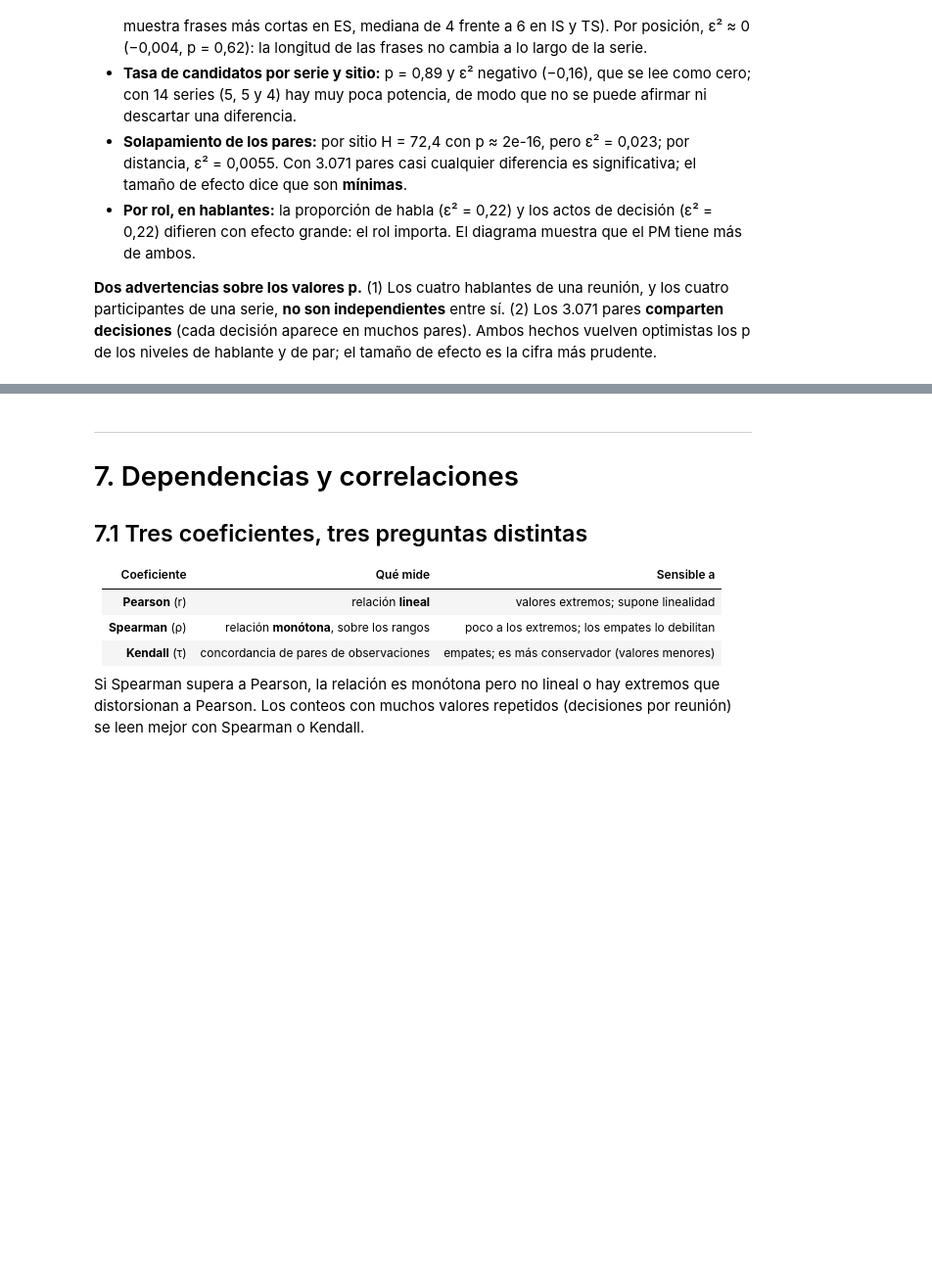
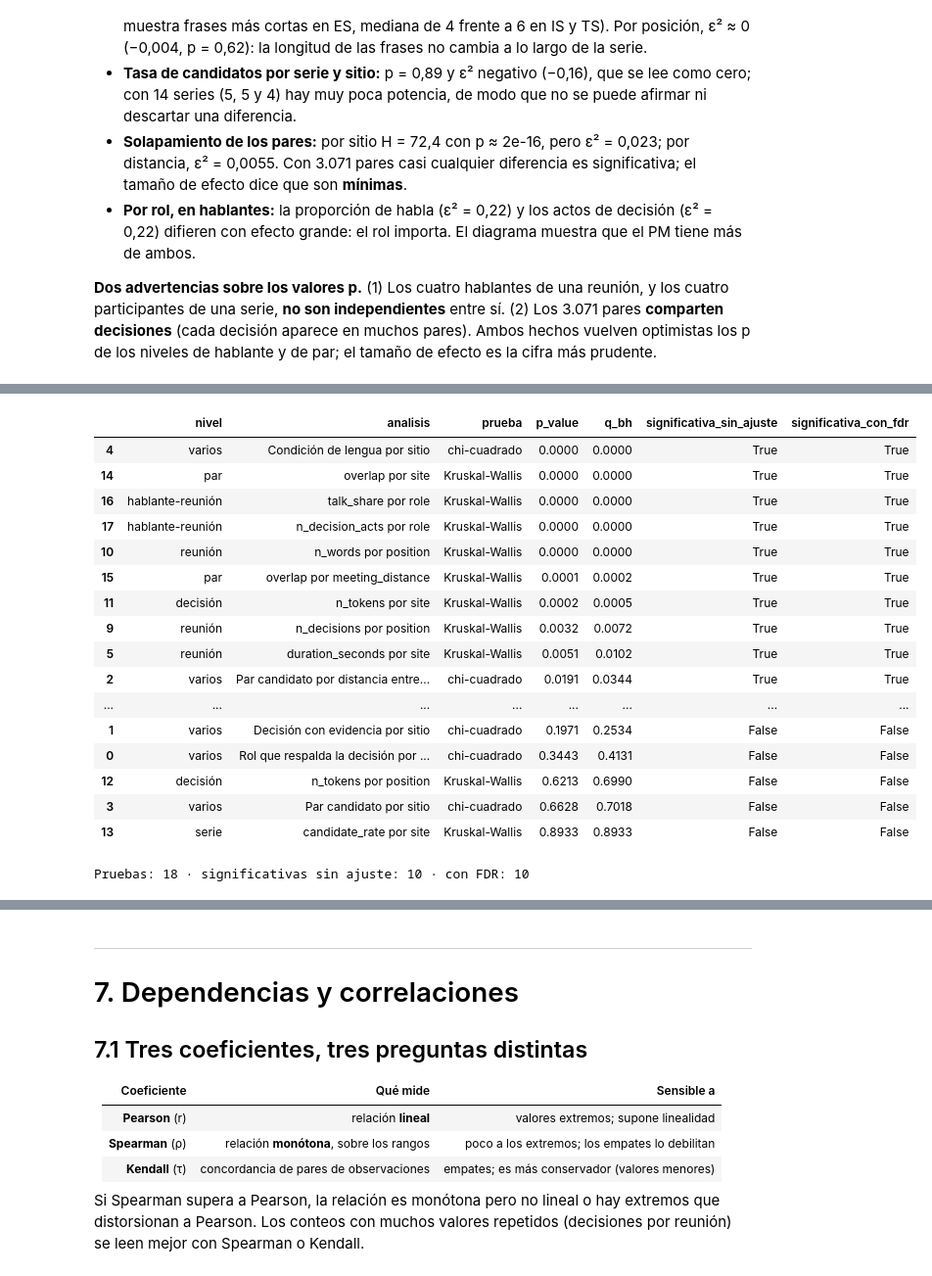
Before and after one commit to jasonssdev/mcd-afg, a Jupyter notebook: notebooks/03-jss-eda.ipynb, the cells around one changed output, grey strips where cells are left out. Shown at 98% size. Saved outputs shown, nothing was run; the diff lists cells and outputs as text; code cells hidden in the pictures; blank space fills up the shorter version.

```diff
--- a/notebooks/03-jss-eda.ipynb
+++ b/notebooks/03-jss-eda.ipynb
@@ -1795,0 +1806,43 @@ plt.show()
+# %%
+familia = pd.concat(
+    [
+        chi_tabla.reset_index().assign(
+            nivel="varios", prueba="chi-cuadrado", analisis=lambda d: d["par de variables"]
+        ),
+        kr.assign(
+            prueba="Kruskal-Wallis", analisis=lambda d: d["variable"] + " por " + d["grupos"]
+        ),
+    ],
+    ignore_index=True,
+)[["nivel", "analisis", "prueba", "p_value"]]
+
+q_values, se_mantiene = eda.benjamini_hochberg(familia["p_value"], alpha=0.05)
+fdr = familia.assign(
+    q_bh=q_values,
+    significativa_sin_ajuste=familia["p_value"] < 0.05,
+    significativa_con_fdr=se_mantiene,
+).sort_values("p_value")
+display(fdr.round(4))
+print(
+    f"Pruebas: {len(fdr)} · significativas sin ajuste: {fdr['significativa_sin_ajuste'].sum()}"
+    f" · con FDR: {fdr['significativa_con_fdr'].sum()}"
+)
+# %% [output]
+|  | nivel | analisis | prueba | p_value | q_bh | significativa_sin_ajuste | significativa_con_fdr |
+| 4 | varios | Condición de lengua por sitio | chi-cuadrado | 0.0000 | 0.0000 | True | True |
+| 14 | par | overlap por site | Kruskal-Wallis | 0.0000 | 0.0000 | True | True |
+| 16 | hablante-reunión | talk_share por role | Kruskal-Wallis | 0.0000 | 0.0000 | True | True |
+| 17 | hablante-reunión | n_decision_acts por role | Kruskal-Wallis | 0.0000 | 0.0000 | True | True |
+| 10 | reunión | n_words por position | Kruskal-Wallis | 0.0000 | 0.0000 | True | True |
+| 15 | par | overlap por meeting_distance | Kruskal-Wallis | 0.0001 | 0.0002 | True | True |
+| 11 | decisión | n_tokens por site | Kruskal-Wallis | 0.0002 | 0.0005 | True | True |
+| 9 | reunión | n_decisions por position | Kruskal-Wallis | 0.0032 | 0.0072 | True | True |
+| 5 | reunión | duration_seconds por site | Kruskal-Wallis | 0.0051 | 0.0102 | True | True |
+| 2 | varios | Par candidato por distancia entre... | chi-cuadrado | 0.0191 | 0.0344 | True | True |
+| ... | ... | ... | ... | ... | ... | ... | ... |
+| 1 | varios | Decisión con evidencia por sitio | chi-cuadrado | 0.1971 | 0.2534 | False | False |
+| 0 | varios | Rol que respalda la decisión por ... | chi-cuadrado | 0.3443 | 0.4131 | False | False |
+| 12 | decisión | n_tokens por position | Kruskal-Wallis | 0.6213 | 0.6990 | False | False |
+| 3 | varios | Par candidato por sitio | chi-cuadrado | 0.6628 | 0.7018 | False | False |
+| 13 | serie | candidate_rate por site | Kruskal-Wallis | 0.8933 | 0.8933 | False | False |
+Pruebas: 18 · significativas sin ajuste: 10 · con FDR: 10
```
Also changed, not shown: parts of 29 cells of this notebook, 1 other file.
